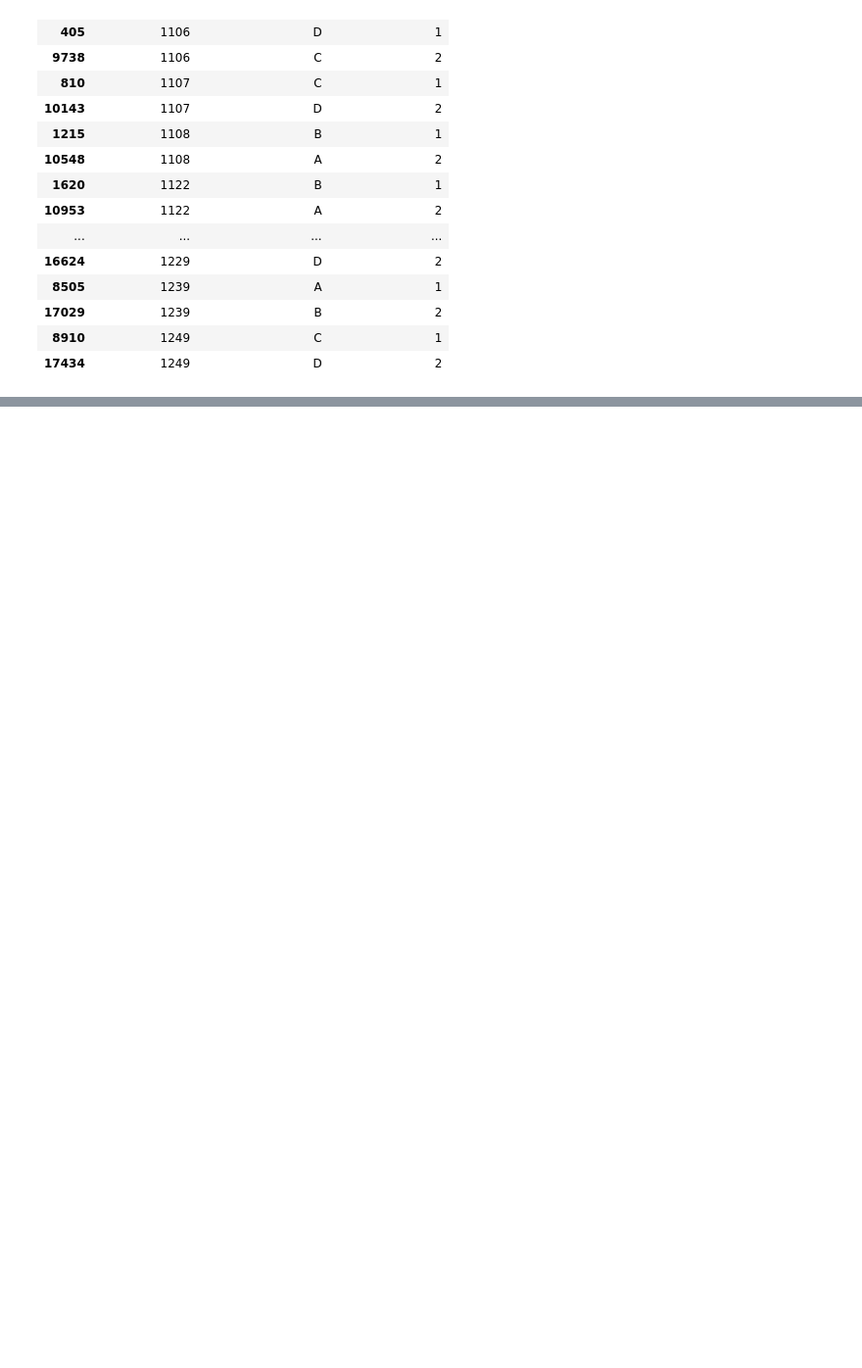
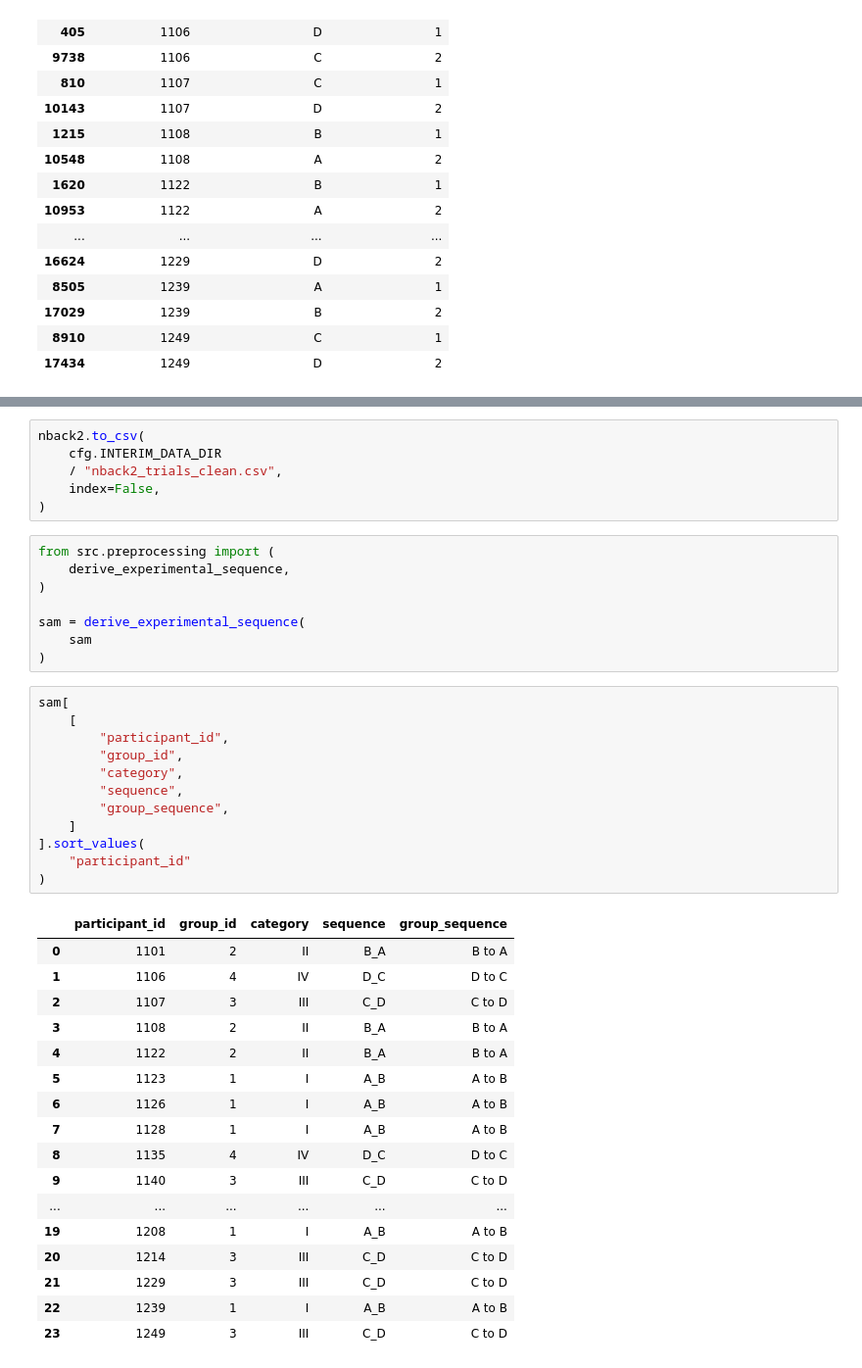
Before and after one commit to Neurocognitive-Engineering-Laboratory/experiment-crossover-emotion, a Jupyter notebook: notebooks/01_data_cleaning.ipynb, the cells around one changed output, grey strips where cells are left out. Shown at 98% size. Drawn from its saved outputs; the diff is of its cells as text; blank space fills up the shorter version.

Commit message:
Update: 01_data_cleaning.ipynb DONE

```diff
--- a/notebooks/01_data_cleaning.ipynb
+++ b/notebooks/01_data_cleaning.ipynb
@@ -927,0 +1077,44 @@ participant_sessions
+# %%
+nback2.to_csv(
+    cfg.INTERIM_DATA_DIR
+    / "nback2_trials_clean.csv",
+    index=False,
+)
+# %%
+from src.preprocessing import (
+    derive_experimental_sequence,
+)
+
+sam = derive_experimental_sequence(
+    sam
+)
+# %%
+sam[
+    [
+        "participant_id",
+        "group_id",
+        "category",
+        "sequence",
+        "group_sequence",
+    ]
+].sort_values(
+    "participant_id"
+)
+# %% [output]
+|  | participant_id | group_id | category | sequence | group_sequence |
+| 0 | 1101 | 2 | II | B_A | B to A |
+| 1 | 1106 | 4 | IV | D_C | D to C |
+| 2 | 1107 | 3 | III | C_D | C to D |
+| 3 | 1108 | 2 | II | B_A | B to A |
+| 4 | 1122 | 2 | II | B_A | B to A |
+| 5 | 1123 | 1 | I | A_B | A to B |
+| 6 | 1126 | 1 | I | A_B | A to B |
+| 7 | 1128 | 1 | I | A_B | A to B |
+| 8 | 1135 | 4 | IV | D_C | D to C |
+| 9 | 1140 | 3 | III | C_D | C to D |
+| ... | ... | ... | ... | ... | ... |
+| 19 | 1208 | 1 | I | A_B | A to B |
+| 20 | 1214 | 3 | III | C_D | C to D |
+| 21 | 1229 | 3 | III | C_D | C to D |
+| 22 | 1239 | 1 | I | A_B | A to B |
+| 23 | 1249 | 3 | III | C_D | C to D |
```
Also changed, not shown: parts of 31 cells of this notebook, 18 other files.
